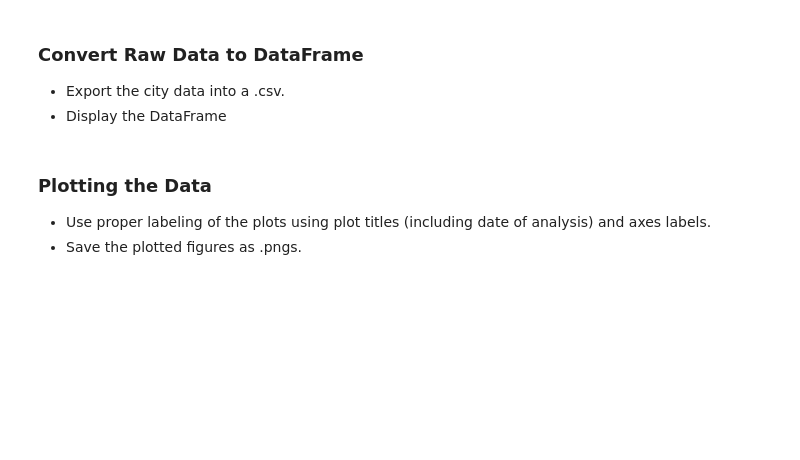
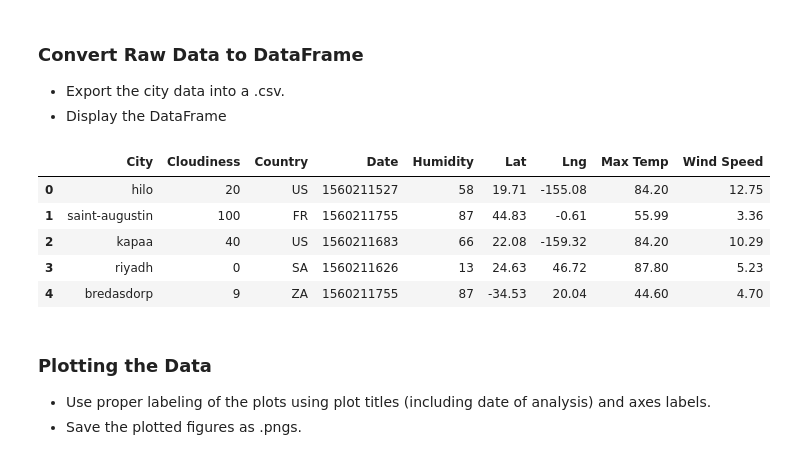
Before and after one commit to Spolk4/API, a Jupyter notebook: Instructions/starter_code/WeatherPy.ipynb, the cells around one changed output. Cells and saved outputs as stored; diff of their text form; code cells hidden in the pictures; blank space fills up the shorter version.

```diff
--- a/Instructions/starter_code/WeatherPy.ipynb
+++ b/Instructions/starter_code/WeatherPy.ipynb
@@ -110,3 +132,15 @@ Processing 611 | honningsvag
 ### Convert Raw Data to DataFrame
 * Export the city data into a .csv.
 * Display the DataFrame
+# %%
+#len(city_data)
+city_wx_data_df = pd.DataFrame(city_data)
+#len(city_wx_data_df)
+city_wx_data_df.head()
+# %% [output]
+|  | City | Cloudiness | Country | Date | Humidity | Lat | Lng | Max Temp | Wind Speed |
+| 0 | hilo | 20 | US | 1560211527 | 58 | 19.71 | -155.08 | 84.20 | 12.75 |
+| 1 | saint-augustin | 100 | FR | 1560211755 | 87 | 44.83 | -0.61 | 55.99 | 3.36 |
+| 2 | kapaa | 40 | US | 1560211683 | 66 | 22.08 | -159.32 | 84.20 | 10.29 |
+| 3 | riyadh | 0 | SA | 1560211626 | 13 | 24.63 | 46.72 | 87.80 | 5.23 |
+| 4 | bredasdorp | 9 | ZA | 1560211755 | 87 | -34.53 | 20.04 | 44.60 | 4.70 |
```
Also changed, not shown: parts of 10 cells of this notebook, 7 other files.
